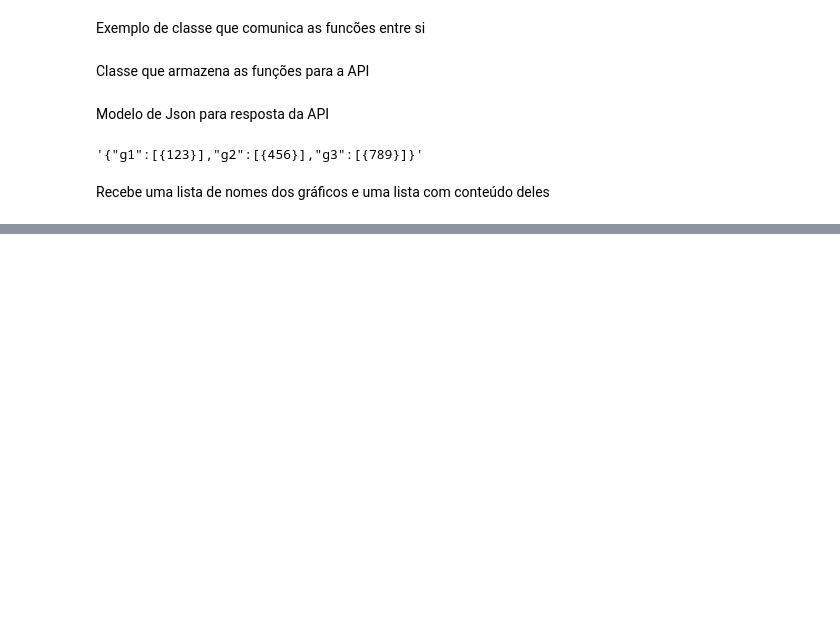
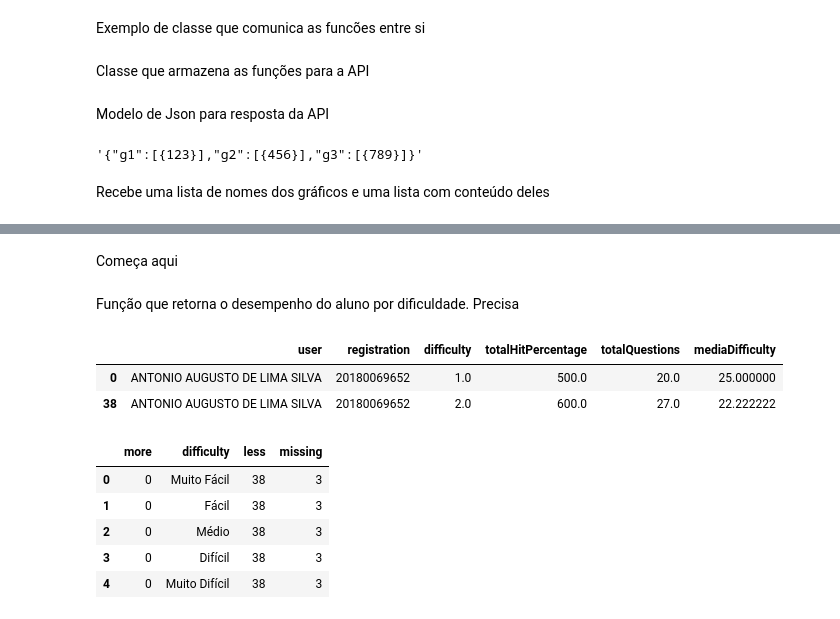
Before and after one commit to vilsonrodrigues/Projeto_Orientacao_Academica_LoP, a Jupyter notebook: Projeto_Orientacao_Academica_LoP.ipynb, the cells around one changed output, grey strips where cells are left out. Drawn from its saved outputs; the diff is of its cells as text; code cells hidden in the pictures; blank space fills up the shorter version.

```diff
--- a/Projeto_Orientacao_Academica_LoP.ipynb
+++ b/Projeto_Orientacao_Academica_LoP.ipynb
@@ -1667,0 +1729,2 @@ def create_unique_json(name_graphs, graphs):
+# %% [markdown]
+Começa aqui
@@ -1667,0 +1735,2 @@ def create_unique_json(name_graphs, graphs):
+# %% [markdown]
+Função que retorna o desempenho do aluno por dificuldade. Precisa
@@ -1667,0 +1771,39 @@ def create_unique_json(name_graphs, graphs):
+# %%
+df_performance_difficulty_list = performance_difficulty_list_test(df_submission, df_question_data,'list')
+df_performance_difficulty_list.head(2)
+# %% [output]
+|  | user | registration | difficulty | totalHitPercentage | totalQuestions | mediaDifficulty |
+| 0 | ANTONIO AUGUSTO DE LIMA SILVA | 20180069652 | 1.0 | 500.0 | 20.0 | 25.000000 |
+| 38 | ANTONIO AUGUSTO DE LIMA SILVA | 20180069652 | 2.0 | 600.0 | 27.0 | 22.222222 |
+# %%
+def graph_more_less_difficulty_list_test_class(df_performance_difficulty_list, df_class, data, value = 70.0):#value == 70 ou outro numero, data == turma em df
+  #Aqui eu conto, por dificuldade, quantos tiraram mais de % de acerto escolhida
+  df_more = df_performance_difficulty_list[df_performance_difficulty_list['mediaDifficulty'] >= value].groupby('difficulty')['mediaDifficulty'].count().reset_index(name='more')
+  #E nesse conta quantos tiveram menos da % escolhida
+  df_less = df_performance_difficulty_list[df_performance_difficulty_list['mediaDifficulty'] < value].groupby('difficulty')['mediaDifficulty'].count().reset_index(name='less')
+  #Aqui junta ambos os dataframes, usando o outer, que, se por acaso não tiver uma ocorrência de uma lista em um dos dataframes, mesmo assim eles vão ser adicionados, é união dos conjuntos
+  df_less_more = pd.merge(df_more, df_less, on = 'difficulty', how = 'outer')
+  #E, se caso acontecer a situação de um não existir, substituimos o nan por 0
+  df_less_more.replace(np.NaN, 0, inplace = True)
+    #Aqui junta ambos os dataframes, usando o outer, que, se por acaso não tiver uma ocorrência de uma lista em um dos dataframes, mesmo assim eles vão ser adicionados, é união dos conjuntos
+  df_less_more = pd.merge(df_more, df_less, on =  'difficulty', how = 'outer')
+  #E, se caso acontecer a situação de um não existir, substituimos o nan por 0
+  df_less_more.replace(np.NaN, 0, inplace = True)
+  #Total de alunos na turma
+  total = df_class.loc[df_class['id_class'] == data.iloc[0,0],'studentsCount'].max()
+  #Faltantes
+  df_less_more['missing'] = total - (df_less_more['more'] + df_less_more['less'])
+  #Conversão para inteiro
+  df_less_more = df_less_more.astype(int)
+  #Renomeando
+  df_less_more = df_less_more.replace({'difficulty': {1:"Muito Fácil",2:"Fácil", 3:"Médio",4:"Difícil",5:"Muito Difícil"} })
+  return df_less_more#.to_json(force_ascii=False, orient='records')
+# %%
+graph_more_less_difficulty_list_test_class(df_performance_difficulty_list, df_class, data, value = 70.0)
+# %% [output]
+|  | more | difficulty | less | missing |
+| 0 | 0 | Muito Fácil | 38 | 3 |
+| 1 | 0 | Fácil | 38 | 3 |
+| 2 | 0 | Médio | 38 | 3 |
+| 3 | 0 | Difícil | 38 | 3 |
+| 4 | 0 | Muito Difícil | 38 | 3 |
```
Also changed, not shown: parts of 23 cells of this notebook.
